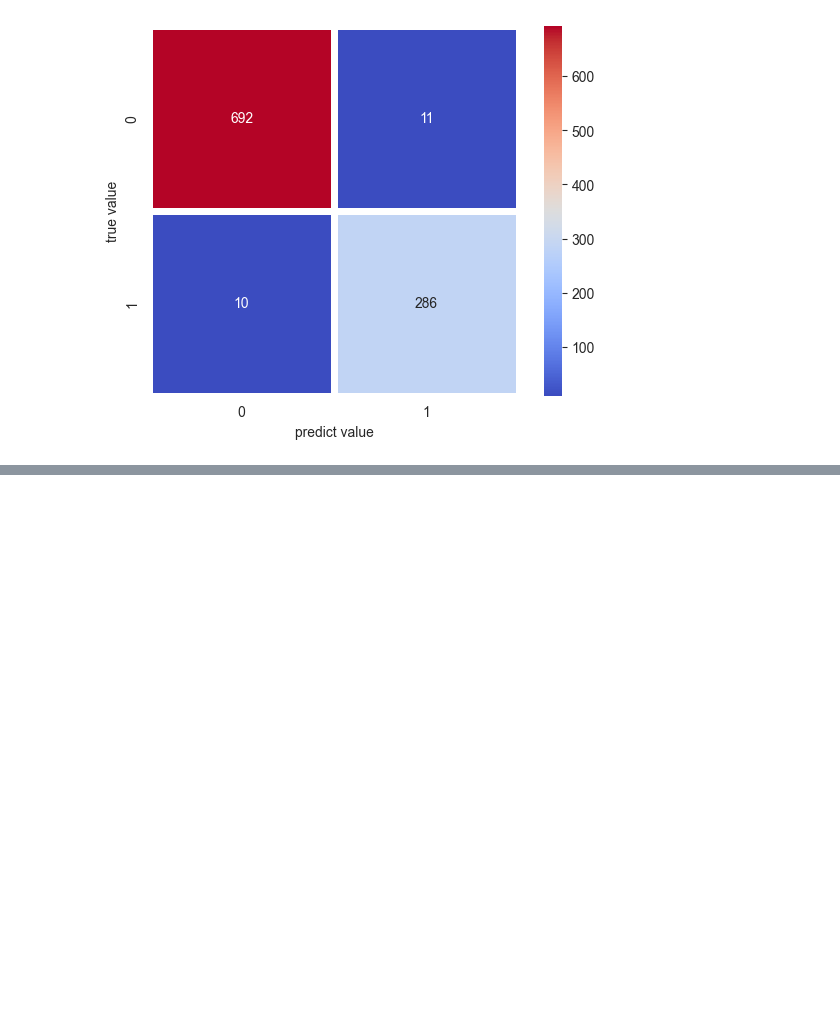
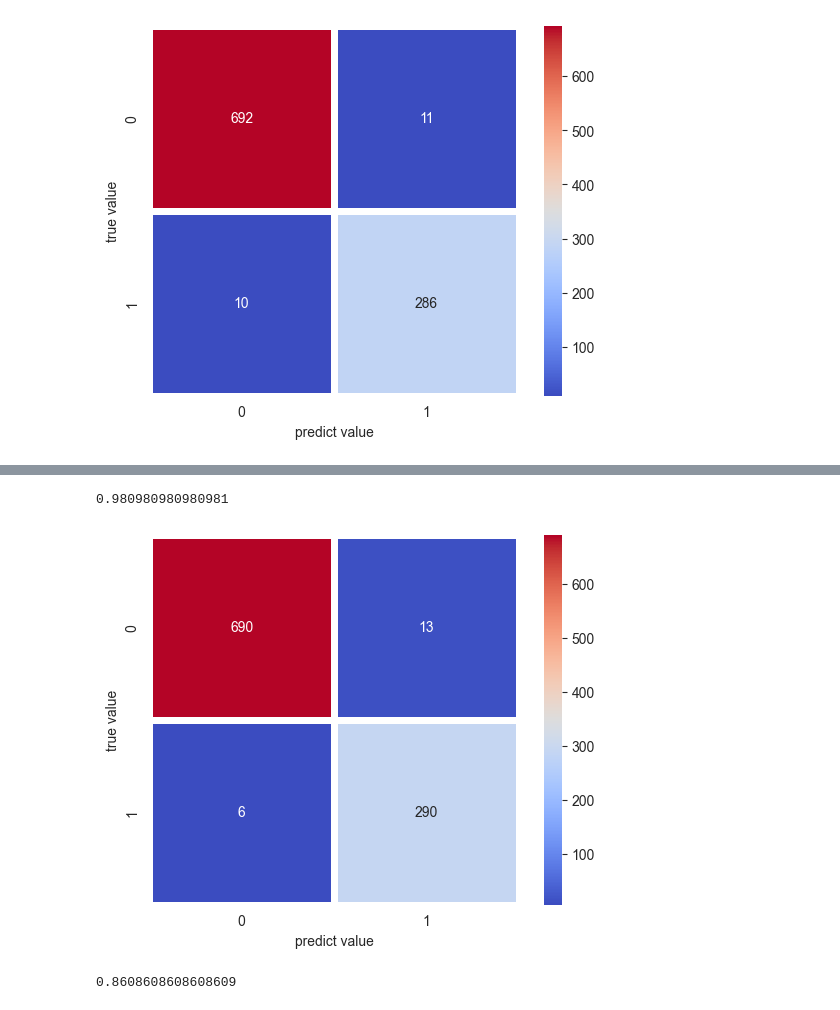
Before and after one commit to nguyenbatuan02/SpamEmail-ML, a Jupyter notebook: Naive Bayes Spam Email.ipynb, the cells around one changed output, grey strips where cells are left out. Drawn from its saved outputs; the diff is of its cells as text; code cells hidden in the pictures; blank space fills up the shorter version.

```diff
--- a/Naive Bayes Spam Email.ipynb
+++ b/Naive Bayes Spam Email.ipynb
@@ -271,0 +305,24 @@ plt.show()
+# %%
+# Sử dụng mô hình Random Forest
+model4 = RandomForestClassifier(n_estimators=100)
+model4.fit(train_mails, train_labels)
+result4 = model4.predict(test_mails)
+model4.score(test_mails, test_labels)
+# %% [output]
+0.980980980980981
+# %%
+mat = confusion_matrix(test_labels, result4)
+sns.heatmap(mat, square=True, annot=True, fmt='d', cbar=True, cmap='coolwarm', linewidths=5)
+plt.xlabel('predict value')
+plt.ylabel('true value')
+plt.show()
+# %% [output]
+[figure, added]
+# %%
+# Sử dụng mô hình k-NN
+model5 = KNeighborsClassifier(n_neighbors=3)
+model5.fit(train_mails, train_labels)
+result5 = model5.predict(test_mails)
+model5.score(test_mails, test_labels)
+# %% [output]
+0.8608608608608609
```
Also changed, not shown: parts of 10 cells of this notebook.
